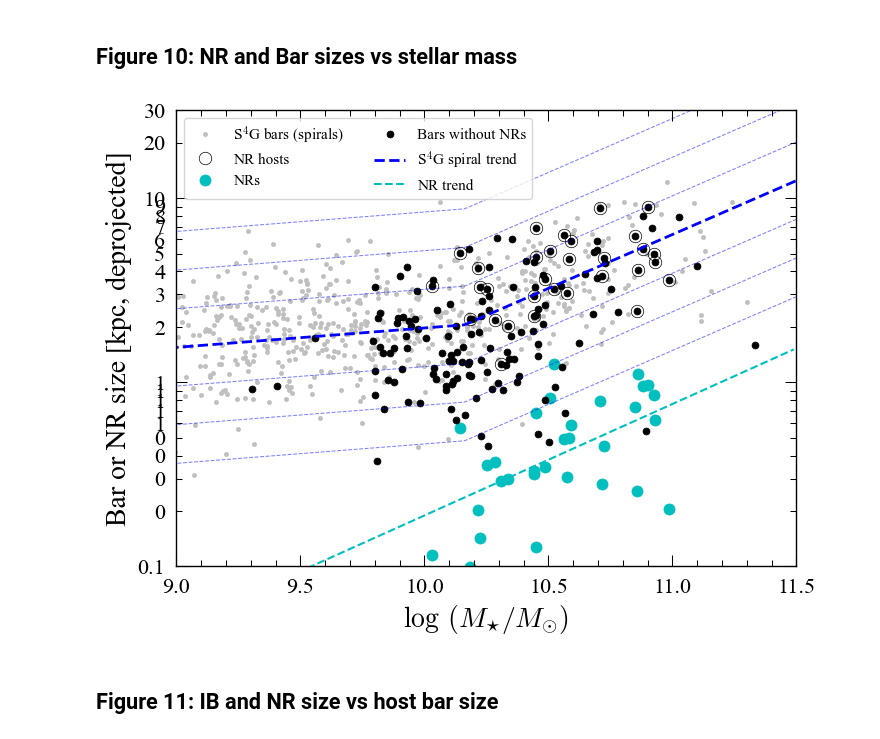
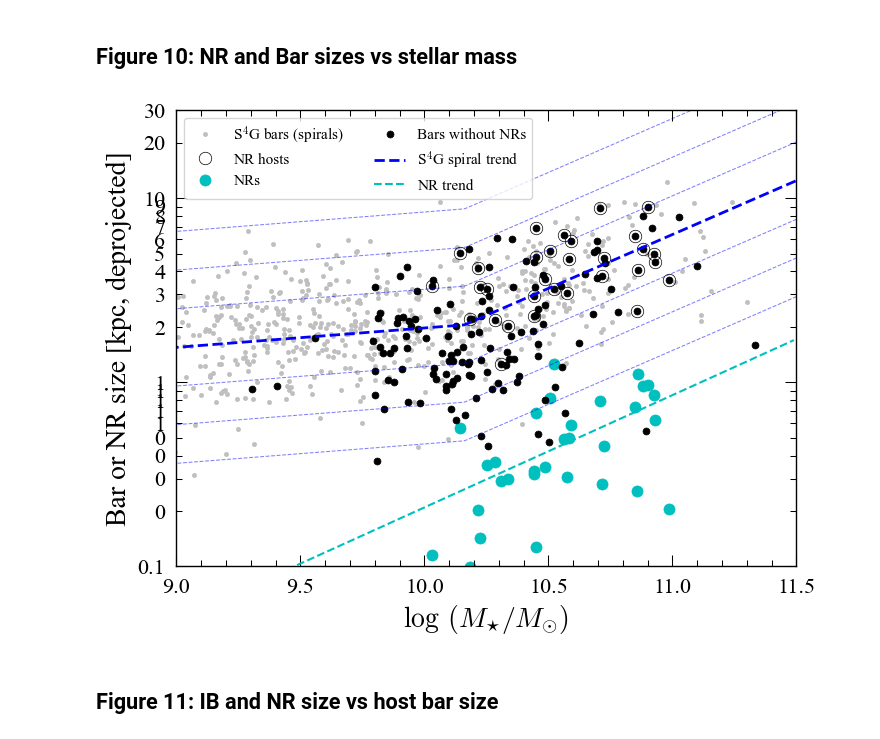
Before and after one commit to perwin/db-nr_paper, a Jupyter notebook: figures_for_paper.ipynb, the cells around one changed output. Drawn from its saved outputs; the diff is of its cells as text; code cells hidden in the pictures.

```diff
--- a/figures_for_paper.ipynb
+++ b/figures_for_paper.ipynb
@@ -261,4 +266,5 @@ These are best-fit parameters from various logistic regressions, done using R [x
 # %%
+# Logistic regression parameters
 # Standard logistic regression: alpha,beta for probability of DB or NR as function of log(stellar mass)
 coeffs_db_logmstar = [-35.48, 3.28]
 coeffs_nr_logmstar = [-32.39, 2.99]
@@ -271,5 +277,12 @@ coeffs_nr_amax = [-3.60, 5.23]
 # DB or NR as function of both log(stellar mass) and log(bar semi-major axis)
 coeffs_db_mstaramax = [-25.62, 2.24, 2.45]
 coeffs_nr_mstaramax = [-17.09, 1.34, 4.31]
+
+
+# Linear fit parameters
+params_ibsize_vs_logmstar = [-5.98, 0.52]
+params_nrsize_vs_logmstar = [-6.78, 0.61]
+params_ibsize_vs_obsize = [-0.90, 0.74]
+params_nrsize_vs_obsize = [-0.88, 0.82]
 # %% [markdown]
 These are best-fit paramters from linear fits for log(inner-bar-size) or log(NR-size) vs log(stellar-mass)
@@ -641,31 +652,31 @@ if savePlots:
 # %%
 # plot all barred galaxies from S4G ("Parent disc" in Erwin 2019), *except* for those in our sample
 semilogy(s4gdata.logmstar[ii_s4g_barred_non_ews], s4gdata.sma_dp_kpc2[ii_s4g_barred_non_ews], 'o', ms=3, color='0.75', label='S$^{4}$G bars (spirals)')
 # plot NRs and NR host gars
 #semilogy(df_bars.logmstar[ii_db], df_bars.amax_dp_kpc[ii_db], 'o', mfc='None', mec='k', ms=9, label='Outer bars of DB')
 semilogy(df_bars.logmstar[ii_nr], df_bars.amax_dp_kpc[ii_nr], 'o', mfc='None', mec='k', ms=9, label='NR hosts')
 semilogy(df_bars.logmstar[ii_nr], df_bars.nr_dp_kpc[ii_nr], 'co', ms=8, label='NRs')
 semilogy(df_bars.logmstar, df_bars.amax_dp_kpc, 'ko', ms=5, label='Bars without NRs')
 
 plot(mm, 10**fitline_log, 'b--', lw=2, label=r"S$^{4}$G spiral trend")
 plot(mm, 10**(fitline_log + fitline_sigma), 'b--', lw=0.75, alpha=0.5)
 plot(mm, 10**(fitline_log - fitline_sigma), 'b--', lw=0.75, alpha=0.5)
 plot(mm, 10**(fitline_log + 2*fitline_sigma), 'b--', lw=0.75, alpha=0.5)
 plot(mm, 10**(fitline_log - 2*fitline_sigma), 'b--', lw=0.75, alpha=0.5)
 plot(mm, 10**(fitline_log + 3*fitline_sigma), 'b--', lw=0.75, alpha=0.5)
 plot(mm, 10**(fitline_log - 3*fitline_sigma), 'b--', lw=0.75, alpha=0.5)
-plot(mm_db, 10**np.array(simplefunc_linear([-6.77962, 0.60559], mm_db)), 'c--', lw=1.5, zorder=3,
+plot(mm_db, 10**np.array(simplefunc_linear(params_nrsize_vs_logmstar, mm_db)), 'c--', lw=1.5, zorder=3,
     label="NR trend")
 xlim(9,11.5);ylim(0.1,30)
 legend(loc='upper left', fontsize=11, ncols=2)
 xlabel(xtmstar);ylabel(ytbarsize_kpc_nr)
 pu.MakeNiceLogAxes(whichAxis="y")
 # push bottom of plot upwards so that x-axis label isn't clipped in PDF output
 subplots_adjust(bottom=0.14)
 if savePlots:
     savefig(baseDir + "bar_amax_vs_Mstar_with-nr.pdf")
 # %% [output]
-[figure, old version]
+[figure, new version]
 # %% [markdown]
 ## Figure 11: IB and NR size vs host bar size
 # %%
```
Also changed, not shown: parts of 6 cells of this notebook, 1 other file.
